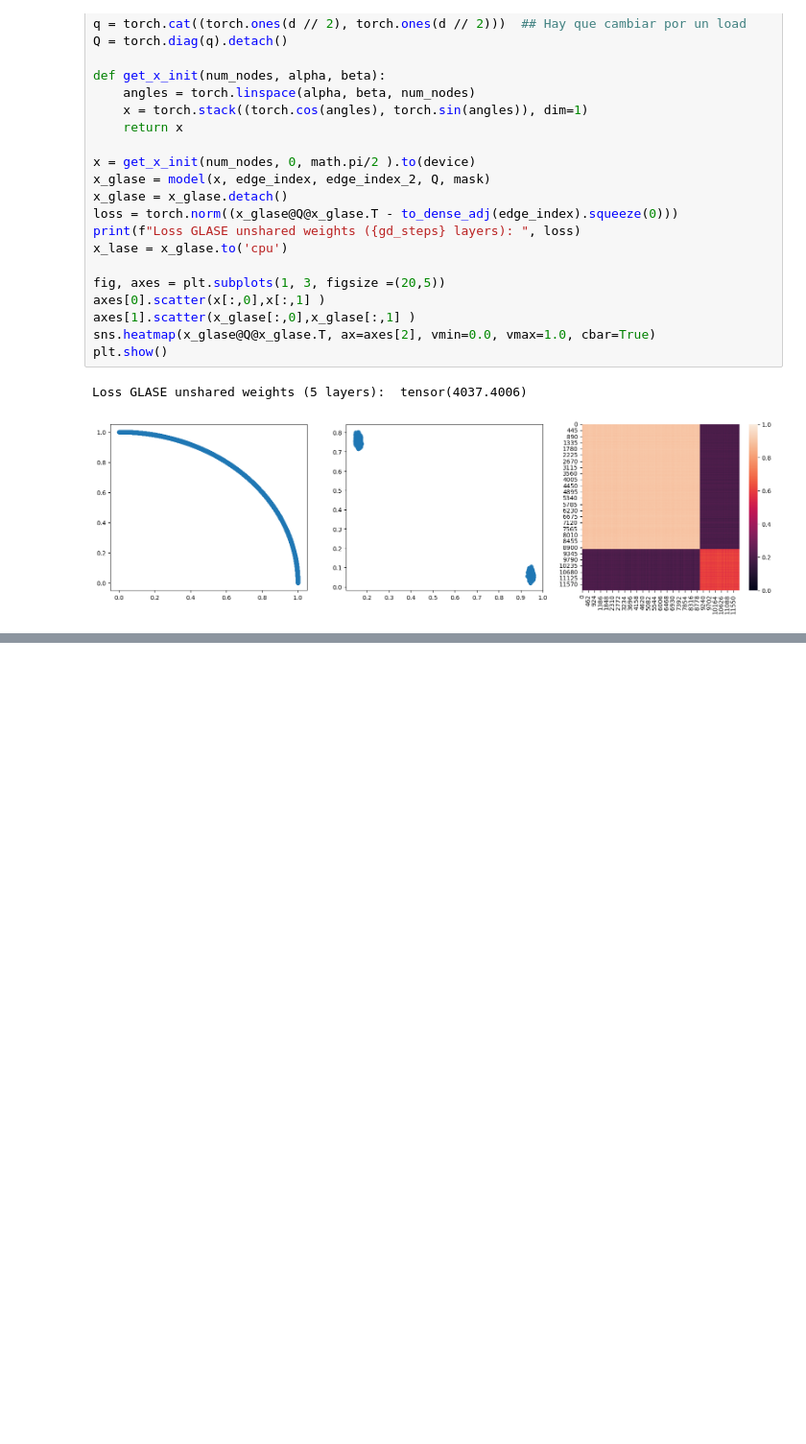
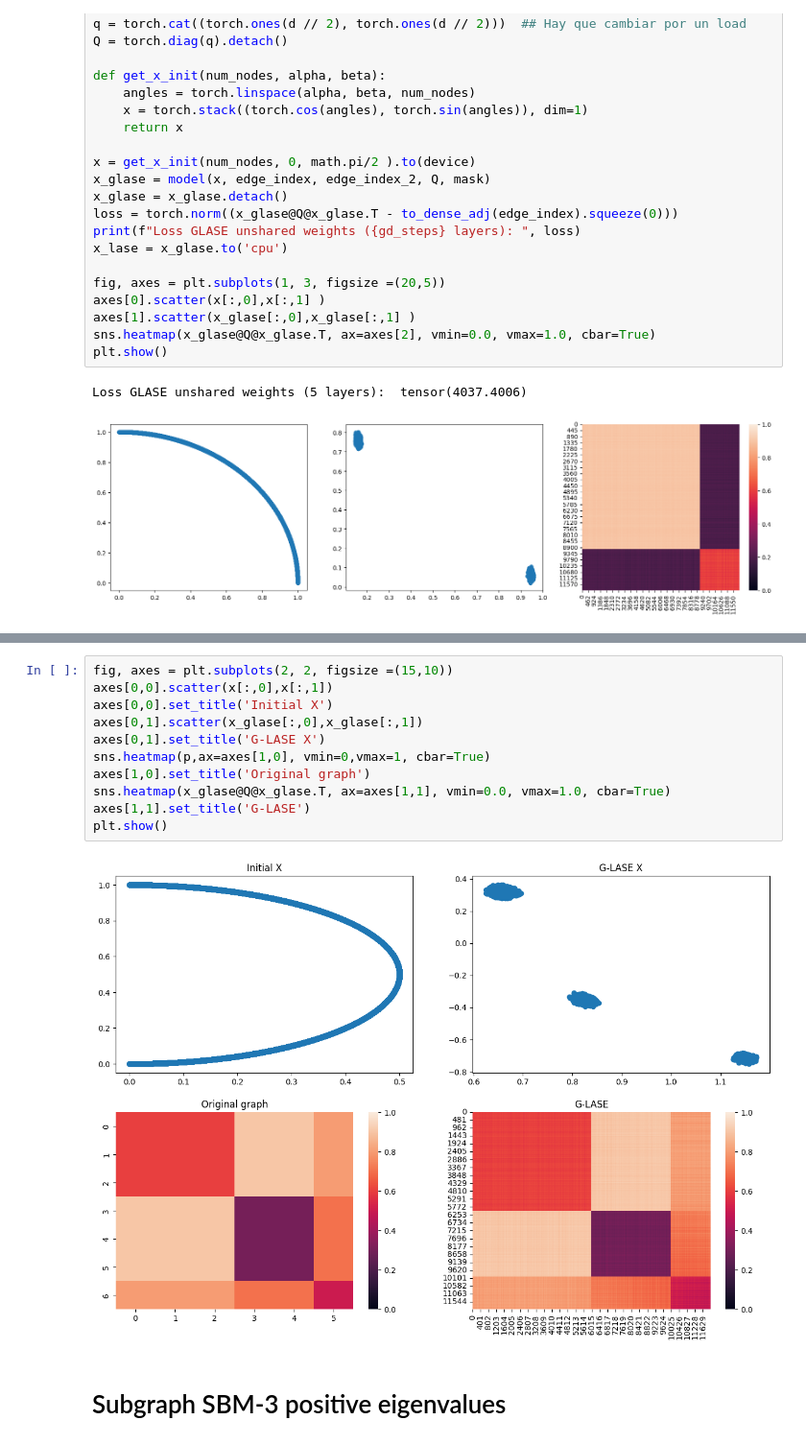
Before and after one commit to sofiperez91/LASE_old, a Jupyter notebook: notebooks/GRDPG_pipeline.ipynb, the cells around one changed output, grey strips where cells are left out. Shown at 96% size. Drawn from its saved outputs; the diff is of its cells as text; blank space fills up the shorter version.

Commit message:
adding glase files

```diff
--- a/notebooks/GRDPG_pipeline.ipynb
+++ b/notebooks/GRDPG_pipeline.ipynb
@@ -134,0 +172,15 @@ np.argmin(arr_loss)
+# %%
+fig, axes = plt.subplots(2, 2, figsize =(15,10))
+axes[0,0].scatter(x[:,0],x[:,1])
+axes[0,0].set_title('Initial X')
+axes[0,1].scatter(x_glase[:,0],x_glase[:,1])
+axes[0,1].set_title('G-LASE X')
+sns.heatmap(p,ax=axes[1,0], vmin=0,vmax=1, cbar=True)
+axes[1,0].set_title('Original graph')
+sns.heatmap(x_glase@Q@x_glase.T, ax=axes[1,1], vmin=0.0, vmax=1.0, cbar=True)
+axes[1,1].set_title('G-LASE')
+plt.show()
+# %% [output]
+[figure, added]
+# %% [markdown]
+# Subgraph SBM-3 positive eigenvalues
```
Also changed, not shown: parts of 14 cells of this notebook, 7 other files.
